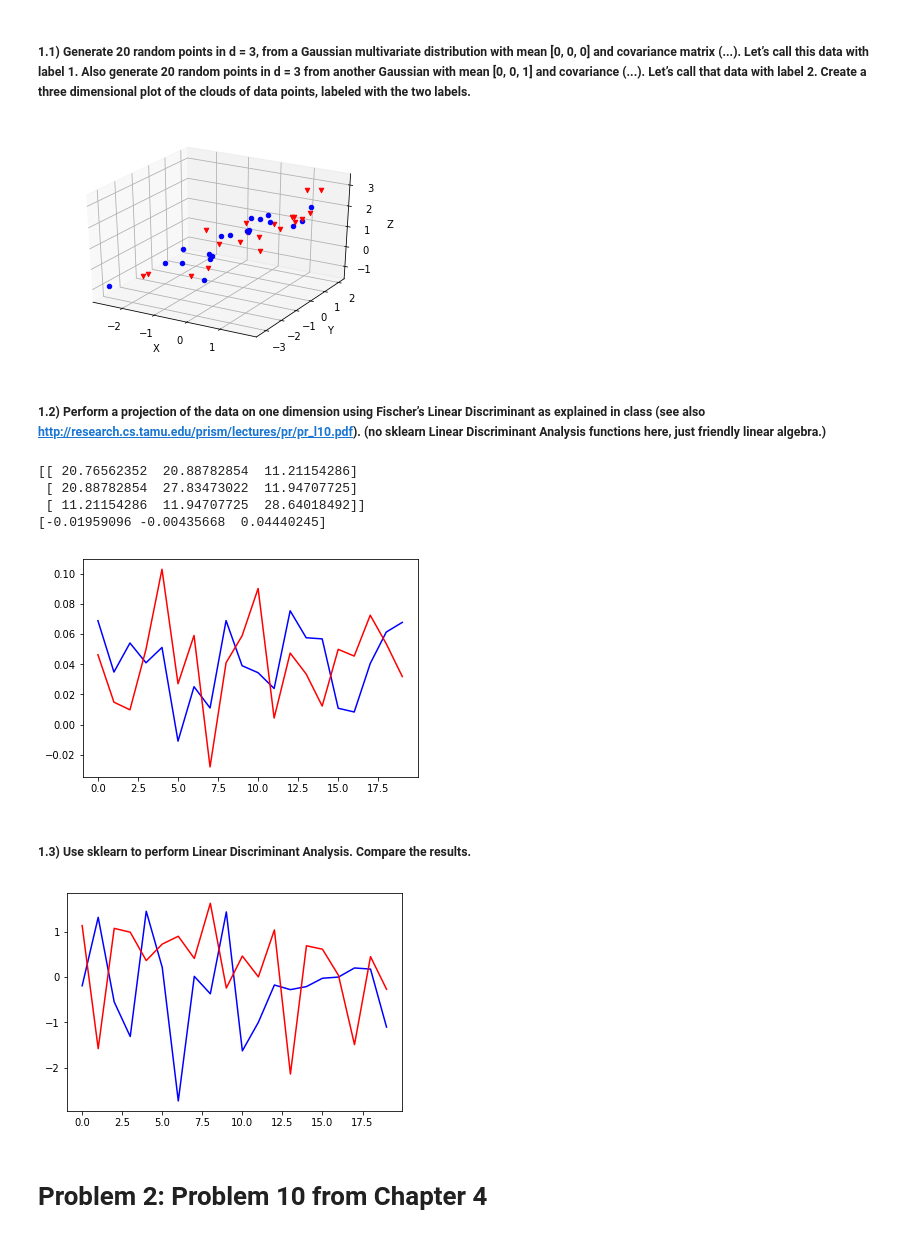
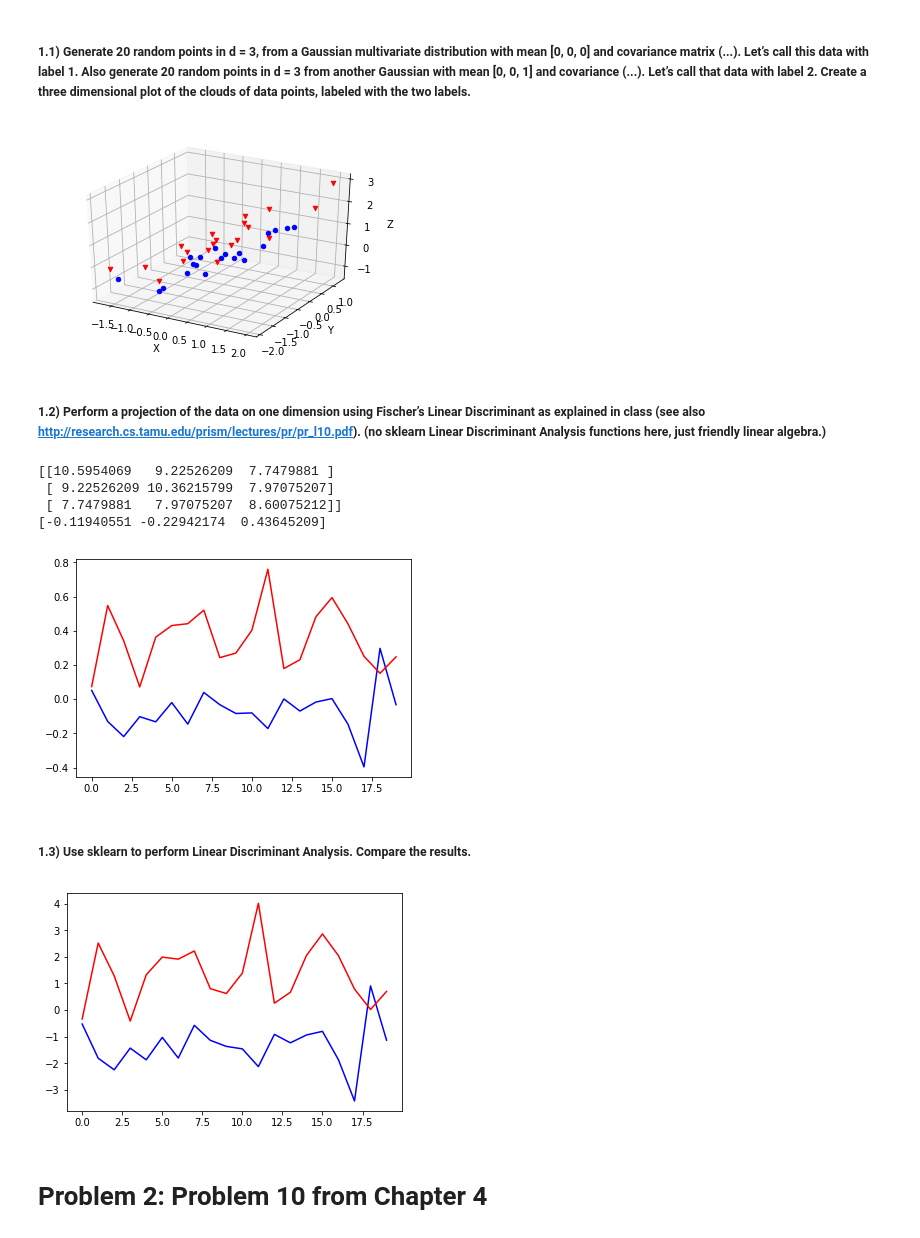
Before and after one commit to KylePolansky/EE379K-DS, a Jupyter notebook: Lab5/Lab5.ipynb, the cells around one changed output. Cells and saved outputs as stored; diff of their text form; code cells hidden in the pictures.

```diff
--- a/Lab5/Lab5.ipynb
+++ b/Lab5/Lab5.ipynb
@@ -9,46 +9,46 @@ Karthik Konath (kk28699), Kyle Polansky (kpp446)
 # %%
 from mpl_toolkits.mplot3d import Axes3D
 import matplotlib.pyplot as plt
 import numpy as np
 mean1=[0,0,0]
 cov1=[[1,0.9,0.9],[0.9,1,0.9],[0.9,0.9,1]]
-rp1 = np.random.multivariate_normal(mean,cov,20)
+rp1 = np.random.multivariate_normal(mean1,cov1,20)
 
 mean2=[0,0,1]
 cov2=[[1,0.8,0.8],[0.8,1,0.8],[0.8,0.8,1]]
-rp2 = np.random.multivariate_normal(mean,cov,20)
+rp2 = np.random.multivariate_normal(mean2,cov2,20)
 
 
 n=0
 fig = plt.figure()
 ax = fig.add_subplot(111, projection='3d')
 while(n<len(rp1)):
     ax.scatter(rp1[n][0],rp1[n][1],rp1[n][2],c='b',marker='o')
     ax.scatter(rp2[n][0],rp2[n][1],rp2[n][2],c='r',marker='v')
     n+=1
 ax.set_xlabel('X')
 ax.set_ylabel('Y')
 ax.set_zlabel('Z')
 plt.show()
 # %% [output]
-[figure, old version]
+[figure, new version]
 # %% [markdown]
 ##### 1.2) Perform a projection of the data on one dimension using Fischer’s Linear Discriminant as explained in class (see also http://research.cs.tamu.edu/prism/lectures/pr/pr_l10.pdf). (no sklearn Linear Discriminant Analysis functions here, just friendly linear algebra.)
 # %%
 Sw=np.dot((rp1-mean1).T, (rp1-mean1))+np.dot((rp2-rp2).T, (rp2-rp2))
-print Sw
+print(Sw)
 wstar=np.dot(np.linalg.inv(Sw), np.subtract(mean2,mean1))
-print wstar
+print(wstar)
 
 plt.plot(np.dot(rp1, wstar), "b", label="rp1")
 plt.plot(np.dot(rp2, wstar), "r", label="rp2")
 plt.show()
 # %% [output]
-[[ 20.76562352  20.88782854  11.21154286]
- [ 20.88782854  27.83473022  11.94707725]
- [ 11.21154286  11.94707725  28.64018492]]
-[-0.01959096 -0.00435668  0.04440245]
+[[10.5954069   9.22526209  7.7479881 ]
+ [ 9.22526209 10.36215799  7.97075207]
+ [ 7.7479881   7.97075207  8.60075212]]
+[-0.11940551 -0.22942174  0.43645209]
-[figure, old version]
+[figure, new version]
 # %% [markdown]
 ##### 1.3) Use sklearn to perform Linear Discriminant Analysis. Compare the results.
 # %%
@@ -63,7 +63,7 @@ plt.plot(rp1LDA, "b", label="rp1")
 plt.plot(rp2LDA, "r", label="rp2")
 plt.show()
 # %% [output]
-[figure, old version]
+[figure, new version]
 # %% [markdown]
 # Problem 2:  Problem 10 from Chapter 4
 # %% [markdown]
```
Also changed, not shown: parts of 26 cells of this notebook.
